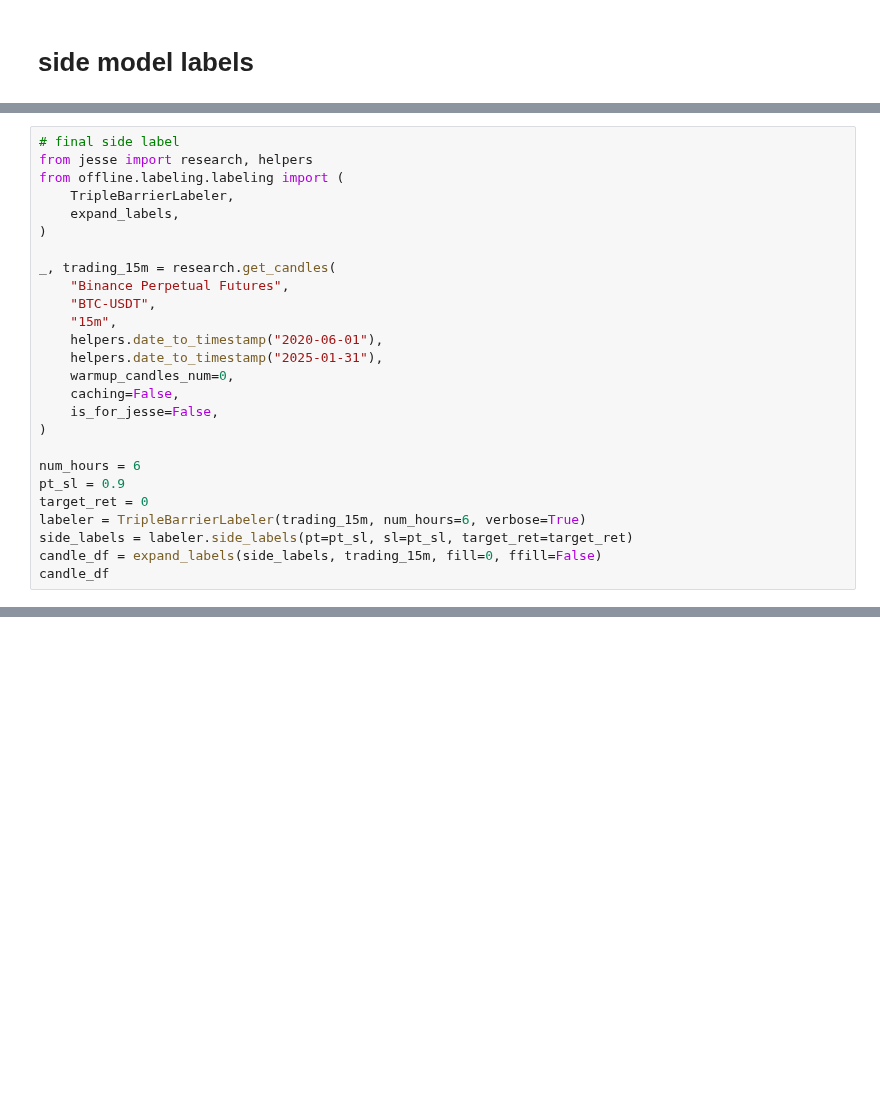
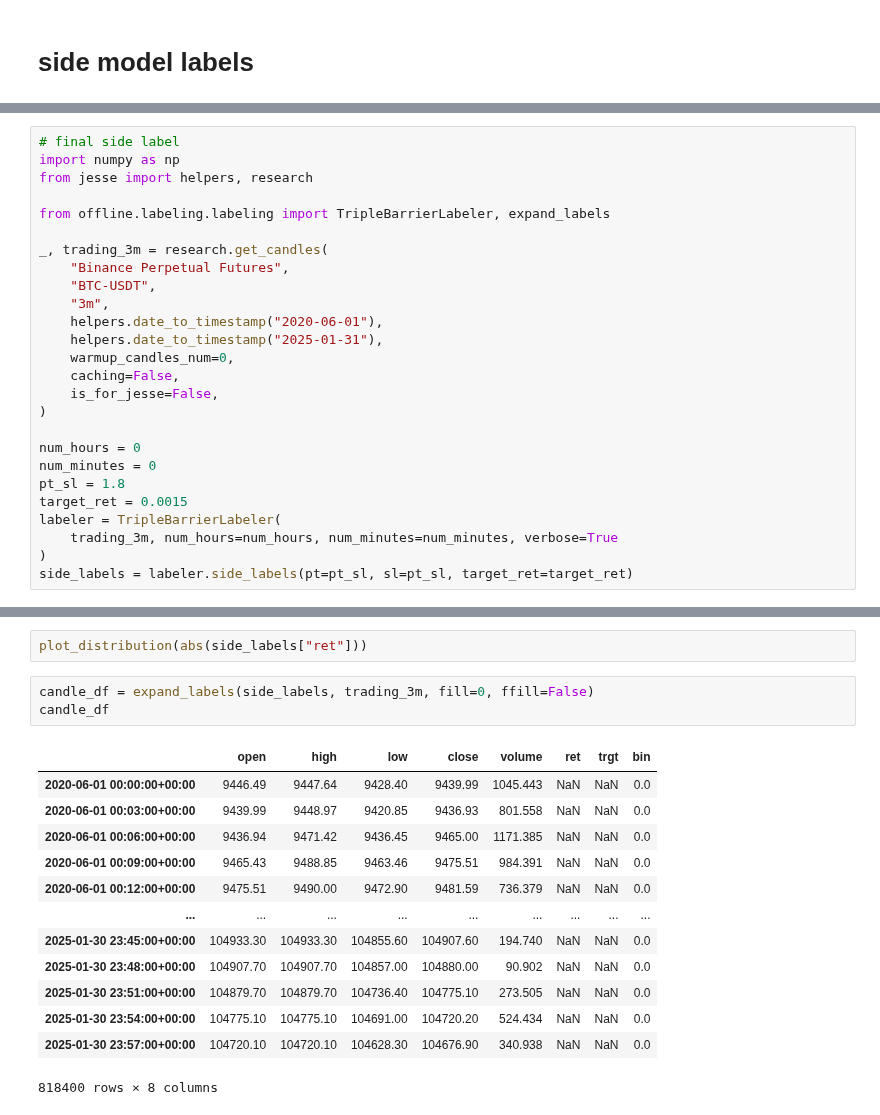
Before and after one commit to ArtiPyHeart/jesse-trade, a Jupyter notebook: label_grid.ipynb, the cells around one changed output, grey strips where cells are left out. Cells and saved outputs as stored; diff of their text form; blank space fills up the shorter version.

```diff
--- a/label_grid.ipynb
+++ b/label_grid.ipynb
@@ -150,15 +136,14 @@ num_hours = 6 target_ret = 0.014500 pt_sl = 0.72 -> label_counts = array([ 15672
 # %%
 # final side label
-from jesse import research, helpers
-from offline.labeling.labeling import (
-    TripleBarrierLabeler,
-    expand_labels,
-)
+import numpy as np
+from jesse import helpers, research
 
-_, trading_15m = research.get_candles(
+from offline.labeling.labeling import TripleBarrierLabeler, expand_labels
+
+_, trading_3m = research.get_candles(
     "Binance Perpetual Futures",
     "BTC-USDT",
-    "15m",
+    "3m",
     helpers.date_to_timestamp("2020-06-01"),
     helpers.date_to_timestamp("2025-01-31"),
     warmup_candles_num=0,
@@ -166,11 +151,12 @@ _, trading_15m = research.get_candles(
     is_for_jesse=False,
 )
 
-num_hours = 6
-pt_sl = 0.9
-target_ret = 0
-labeler = TripleBarrierLabeler(trading_15m, num_hours=6, verbose=True)
+num_hours = 0
+num_minutes = 0
+pt_sl = 1.8
+target_ret = 0.0015
+labeler = TripleBarrierLabeler(
+    trading_3m, num_hours=num_hours, num_minutes=num_minutes, verbose=True
+)
 side_labels = labeler.side_labels(pt=pt_sl, sl=pt_sl, target_ret=target_ret)
-candle_df = expand_labels(side_labels, trading_15m, fill=0, ffill=False)
-candle_df
 # %% [output]
@@ -210,0 +172,19 @@ side_labels.tail(30)
+# %%
+plot_distribution(abs(side_labels["ret"]))
+# %%
+candle_df = expand_labels(side_labels, trading_3m, fill=0, ffill=False)
+candle_df
+# %% [output]
+|  | open | high | low | close | volume | ret | trgt | bin |
+| 2020-06-01 00:00:00+00:00 | 9446.49 | 9447.64 | 9428.40 | 9439.99 | 1045.443 | NaN | NaN | 0.0 |
+| 2020-06-01 00:03:00+00:00 | 9439.99 | 9448.97 | 9420.85 | 9436.93 | 801.558 | NaN | NaN | 0.0 |
+| 2020-06-01 00:06:00+00:00 | 9436.94 | 9471.42 | 9436.45 | 9465.00 | 1171.385 | NaN | NaN | 0.0 |
+| 2020-06-01 00:09:00+00:00 | 9465.43 | 9488.85 | 9463.46 | 9475.51 | 984.391 | NaN | NaN | 0.0 |
+| 2020-06-01 00:12:00+00:00 | 9475.51 | 9490.00 | 9472.90 | 9481.59 | 736.379 | NaN | NaN | 0.0 |
+| ... | ... | ... | ... | ... | ... | ... | ... | ... |
+| 2025-01-30 23:45:00+00:00 | 104933.30 | 104933.30 | 104855.60 | 104907.60 | 194.740 | NaN | NaN | 0.0 |
+| 2025-01-30 23:48:00+00:00 | 104907.70 | 104907.70 | 104857.00 | 104880.00 | 90.902 | NaN | NaN | 0.0 |
+| 2025-01-30 23:51:00+00:00 | 104879.70 | 104879.70 | 104736.40 | 104775.10 | 273.505 | NaN | NaN | 0.0 |
+| 2025-01-30 23:54:00+00:00 | 104775.10 | 104775.10 | 104691.00 | 104720.20 | 524.434 | NaN | NaN | 0.0 |
+| 2025-01-30 23:57:00+00:00 | 104720.10 | 104720.10 | 104628.30 | 104676.90 | 340.938 | NaN | NaN | 0.0 |
+818400 rows × 8 columns
```
Also changed, not shown: parts of 26 cells of this notebook, 19 other files.
